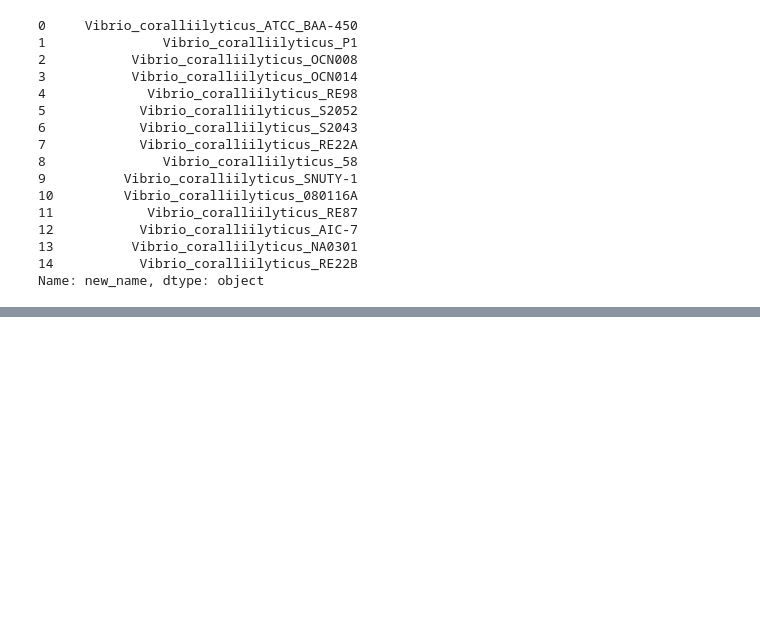
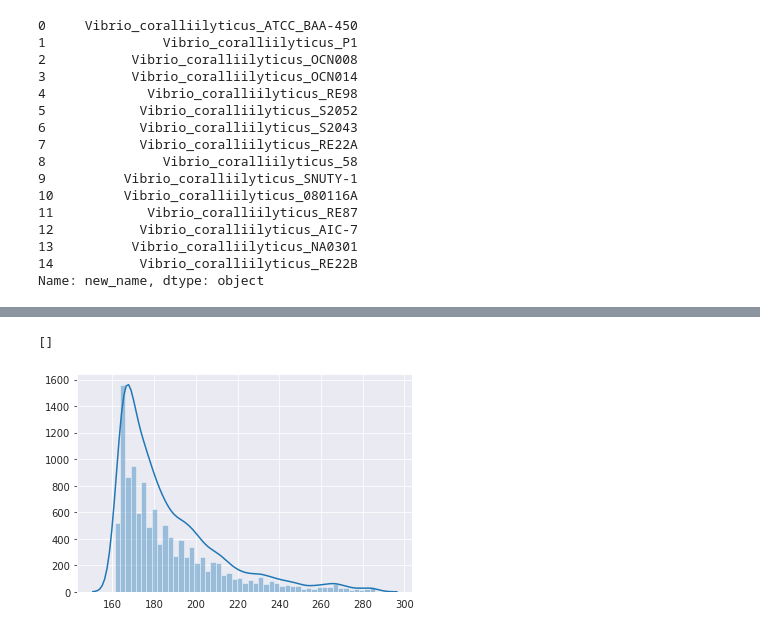
Before and after one commit to vinisalazar/complex_networks, a Jupyter notebook: pgl_draft.ipynb, the cells around one changed output, grey strips where cells are left out. Cells and saved outputs as stored; diff of their text form; code cells hidden in the pictures; blank space fills up the shorter version.

```diff
--- a/pgl_draft.ipynb
+++ b/pgl_draft.ipynb
@@ -109,0 +342,2 @@ NodeView(('0', '1', '2', '3', '4', '5', '6', '7', '8', '9', '10', '11', '12', '1
+# %%
+sns.set_style("darkgrid")
@@ -109,0 +346,15 @@ NodeView(('0', '1', '2', '3', '4', '5', '6', '7', '8', '9', '10', '11', '12', '1
+# %%
+# Plotting hist without kde
+ax = sns.distplot(my_series, kde=False)
+
+# Creating another Y axis
+second_ax = ax.twinx()
+
+#Plotting kde without hist on the second Y axis
+sns.distplot(my_series, ax=second_ax, kde=True, hist=False)
+
+#Removing Y ticks from the second axis
+second_ax.set_yticks([])
+# %% [output]
+[]
+[figure, added]
```
Also changed, not shown: parts of 52 cells of this notebook, 1 other file.
